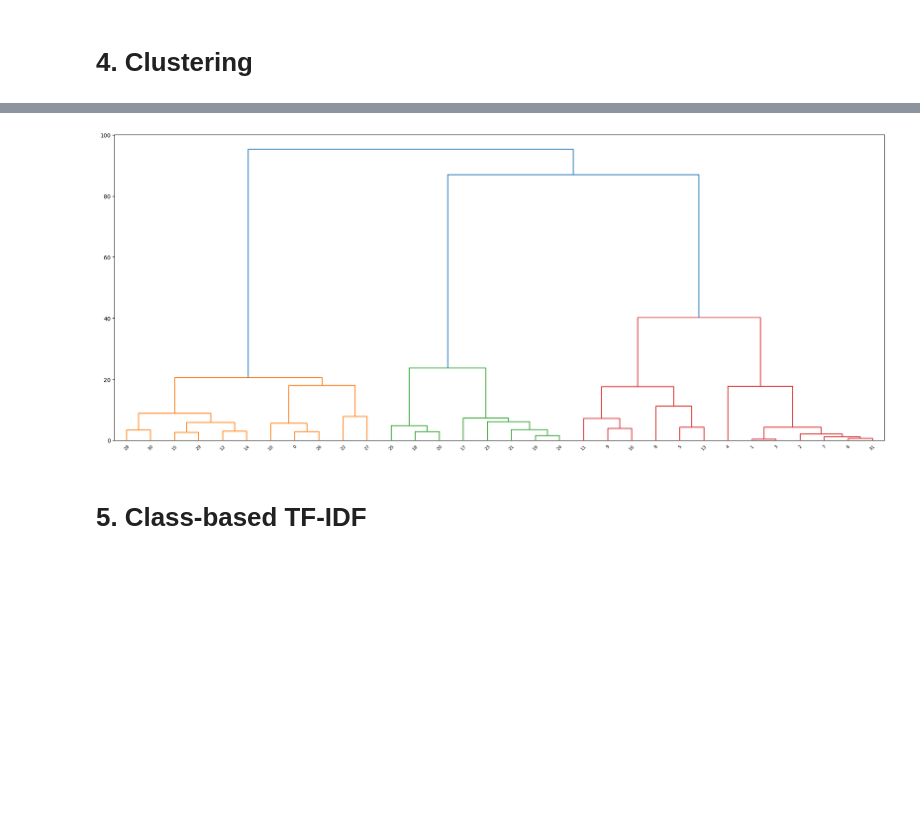
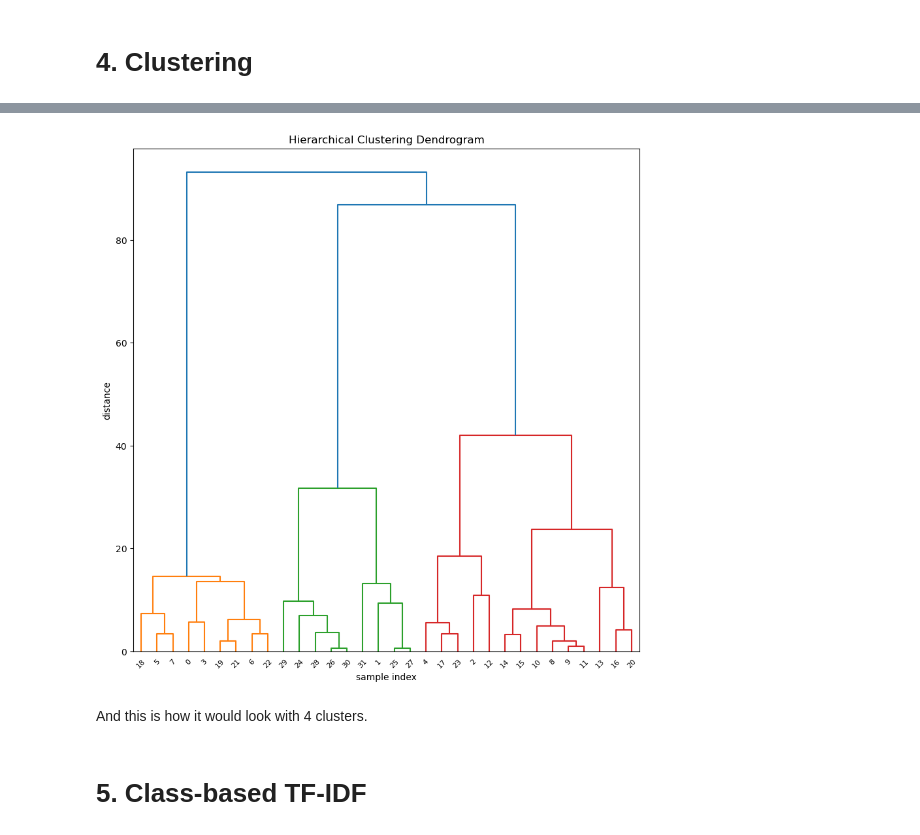
Before and after one commit to Verse1/topic-modeling, a Jupyter notebook: model.ipynb, the cells around one changed output, grey strips where cells are left out. Cells and saved outputs as stored; diff of their text form; code cells hidden in the pictures; blank space fills up the shorter version.

```diff
--- a/model.ipynb
+++ b/model.ipynb
@@ -21,6 +21,8 @@ from sklearn.metrics.pairwise import cosine_similarity
 # %%
 pdf_dir = "./data"
 pdf_files = [f for f in os.listdir(pdf_dir) if f.endswith(".pdf")]
+docsSorted = sorted(pdf_files, key=lambda x: (int(x.split('doc')[1].split('.pdf')[0])))
+pdf_files=docsSorted
 title_abstract_list = []
 # %%
 def extract_title_abstract(pdf_path):
@@ -80,7 +78,7 @@ lemmatizer=WordNetLemmatizer()
 def preprocess_text(text):
     words=word_tokenize(text)
     stop_words = set(stopwords.words('english'))
-    filtered= [lemmatizer.lemmatize(w.lower()) for w in words if not w in stop_words and w.isalpha()]
+    filtered= [lemmatizer.lemmatize(w.lower()) for w in words if not w.lower() in stop_words and w.isalpha()]
     return filtered
 # %% [markdown]
 # 2. Embeddings
@@ -275,12 +313,19 @@ NameError: name 'plt' is not defined
 # %%
 from scipy.cluster.hierarchy import dendrogram, linkage
 Z = linkage(reduced, method='ward')
 
-plt.figure(figsize=(25, 10))
+
+
+plt.figure(figsize=(10, 10))
 dendrogram(Z)
+plt.title('Hierarchical Clustering Dendrogram')
+plt.xlabel('sample index')
+plt.ylabel('distance')
 plt.show()
 # %% [output]
-[figure, old version]
+[figure, new version]
+# %% [markdown]
+And this is how it would look with 4 clusters.
 # %% [markdown]
 # 5. Class-based TF-IDF
 # %%
```
Also changed, not shown: parts of 15 cells of this notebook, 4 other files.
